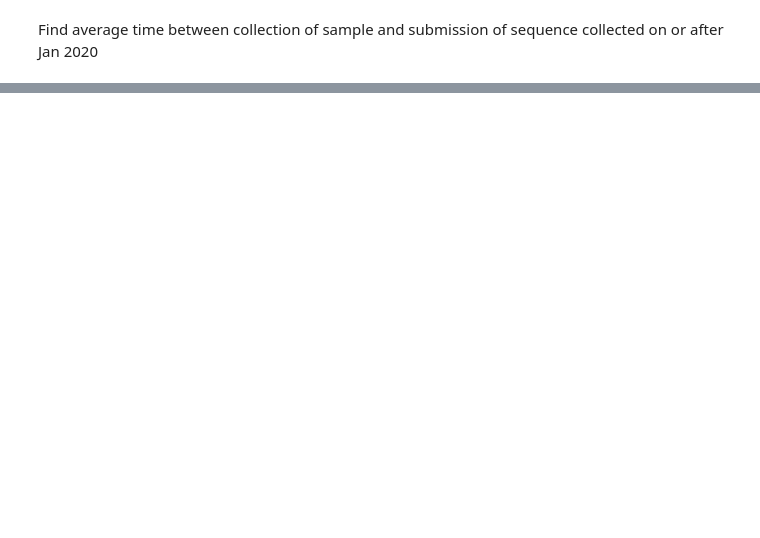
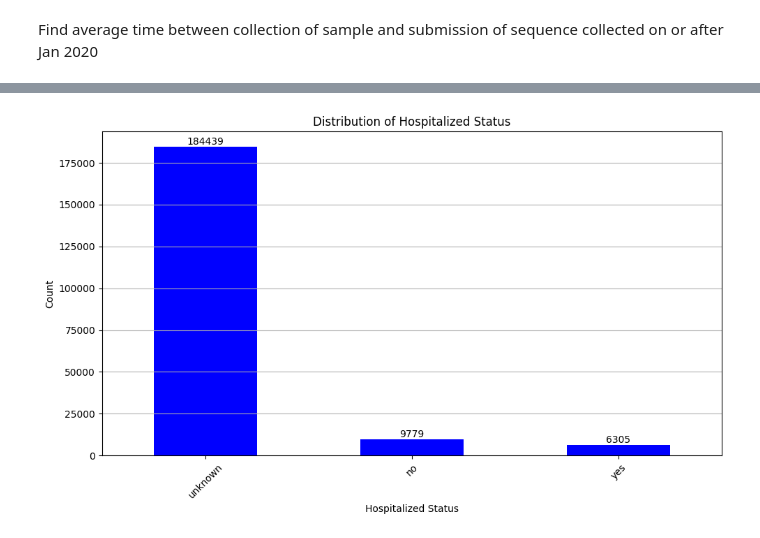
Before and after one commit to ASudu/EpiCoV_Summer25, a Jupyter notebook: src/epicov_2020.ipynb, the cells around one changed output, grey strips where cells are left out. Saved outputs shown, nothing was run; the diff lists cells and outputs as text; code cells hidden in the pictures; blank space fills up the shorter version.

```diff
--- a/src/epicov_2020.ipynb
+++ b/src/epicov_2020.ipynb
@@ -930,0 +2099,16 @@ index =
+# %%
+df1["hospitalization_status"].value_counts().plot(kind='bar', figsize=(10, 6), color='blue')
+# Annotate the bars
+ax = plt.gca()
+for p in ax.patches:
+    ax.annotate(str(int(p.get_height())), (p.get_x() + p.get_width() / 2, p.get_height()),
+                ha='center', va='bottom', fontsize=10)
+plt.xlabel('Hospitalized Status')
+plt.ylabel('Count')
+plt.title('Distribution of Hospitalized Status')
+plt.xticks(rotation=45)
+plt.tight_layout()
+plt.grid(axis='y')
+plt.show()
+# %% [output]
+[figure, added]
```
Also changed, not shown: parts of 154 cells of this notebook, 19 other files.
